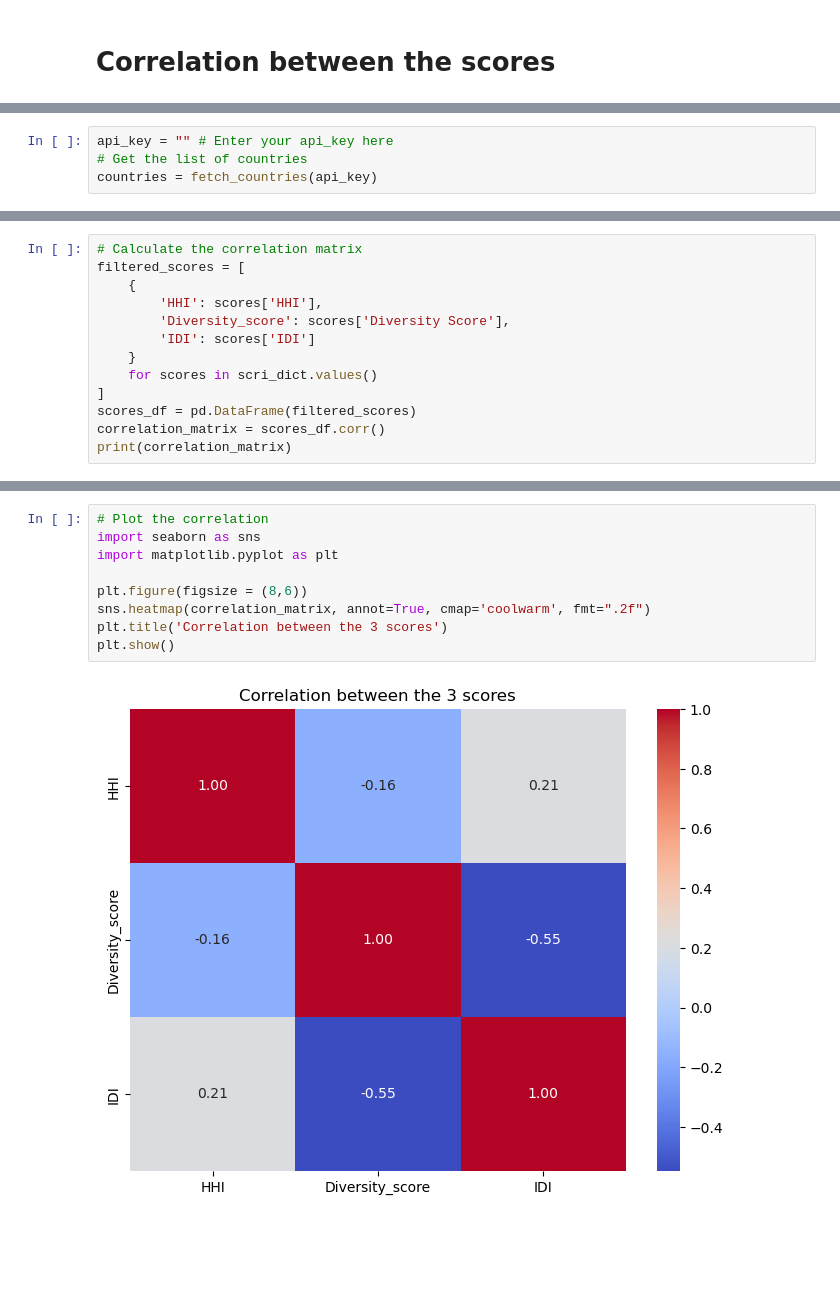
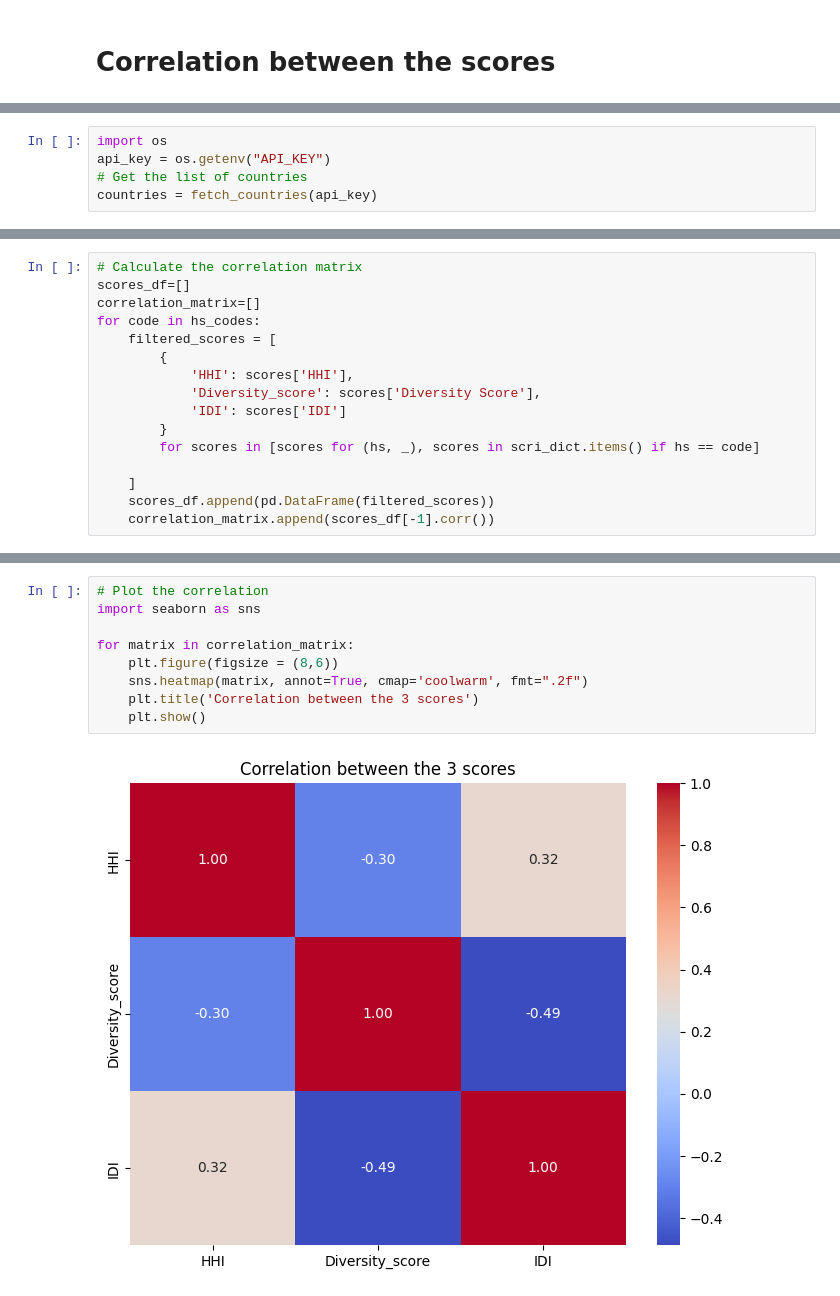
Before and after one commit to nehamt98/SupplyChainResilience, a Jupyter notebook: notebooks/scores_correlation.ipynb, the cells around one changed output, grey strips where cells are left out. Saved outputs shown, nothing was run; the diff lists cells and outputs as text; blank space fills up the shorter version.

```diff
--- a/notebooks/scores_correlation.ipynb
+++ b/notebooks/scores_correlation.ipynb
@@ -94,7 +114,8 @@ def calculate_scri(imports, exports):
         "Import Partners": N
     }
 # %%
-api_key = "" # Enter your api_key here
+import os
+api_key = os.getenv("API_KEY")
 # Get the list of countries
 countries = fetch_countries(api_key)
 # %%
@@ -117,13 +136,16 @@ Number of countries for which the scores were calculated : 58
 # %%
 # Calculate the correlation matrix
-filtered_scores = [
-    {
-        'HHI': scores['HHI'],
-        'Diversity_score': scores['Diversity Score'],
-        'IDI': scores['IDI']
-    }
-    for scores in scri_dict.values()
-]
-scores_df = pd.DataFrame(filtered_scores)
-correlation_matrix = scores_df.corr()
-print(correlation_matrix)
+scores_df=[]
+correlation_matrix=[]
+for code in hs_codes:
+    filtered_scores = [
+        {
+            'HHI': scores['HHI'],
+            'Diversity_score': scores['Diversity Score'],
+            'IDI': scores['IDI']
+        }
+        for scores in [scores for (hs, _), scores in scri_dict.items() if hs == code]
+
+    ]
+    scores_df.append(pd.DataFrame(filtered_scores))
+    correlation_matrix.append(scores_df[-1].corr())
@@ -135,12 +215,12 @@ IDI              0.211874        -0.548356  1.000000
 # %%
 # Plot the correlation
 import seaborn as sns
-import matplotlib.pyplot as plt
 
-plt.figure(figsize = (8,6))
-sns.heatmap(correlation_matrix, annot=True, cmap='coolwarm', fmt=".2f")
-plt.title('Correlation between the 3 scores')
-plt.show()
+for matrix in correlation_matrix:
+    plt.figure(figsize = (8,6))
+    sns.heatmap(matrix, annot=True, cmap='coolwarm', fmt=".2f")
+    plt.title('Correlation between the 3 scores')
+    plt.show()
 # %% [output]
-[figure, old version]
+[figure, new version]
 # %% [markdown]
```
Also changed, not shown: parts of 7 cells of this notebook, 3 other files.
